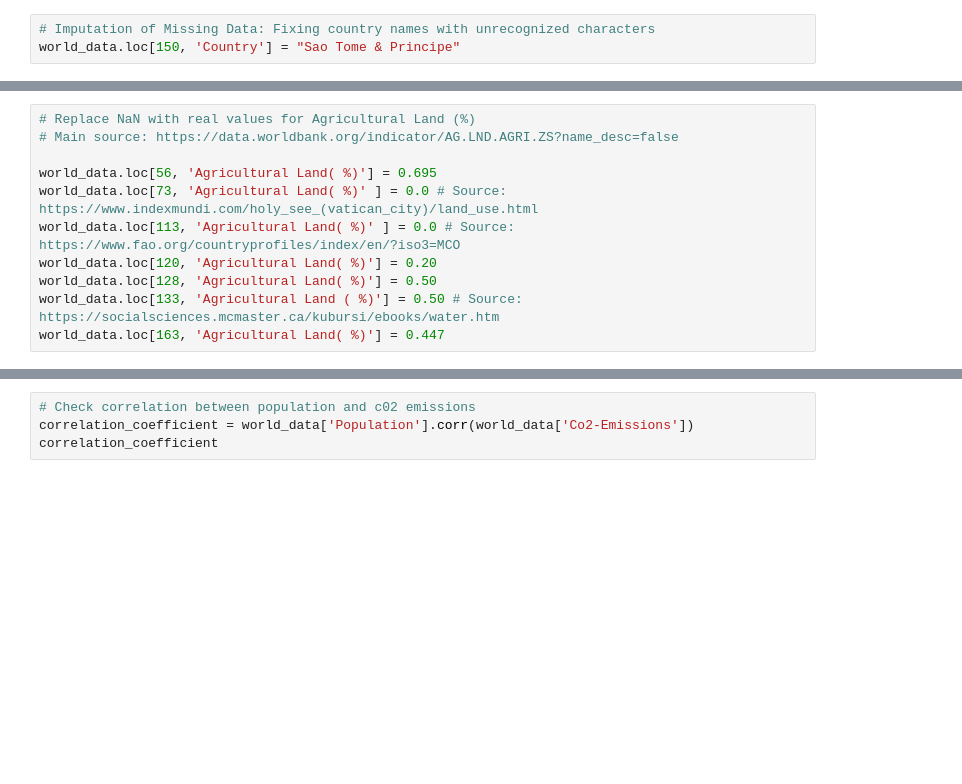
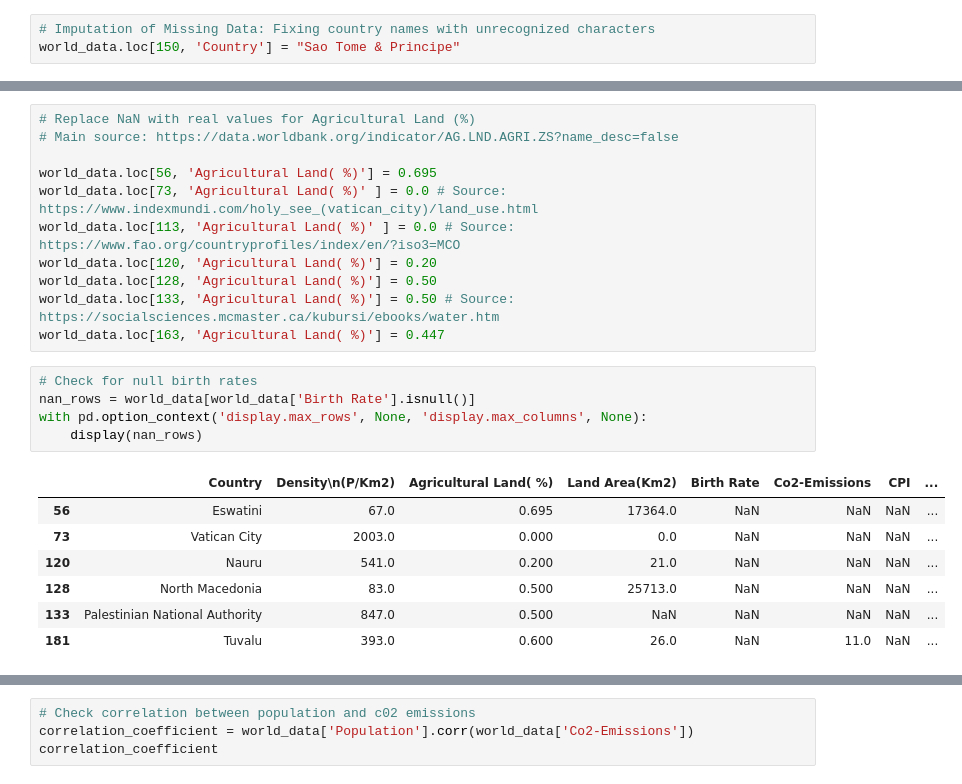
Before and after one commit to KacperWro/DataAnalysisCA, a Jupyter notebook: main.ipynb, the cells around one changed output, grey strips where cells are left out. Drawn from its saved outputs; the diff is of its cells as text; blank space fills up the shorter version.

```diff
--- a/main.ipynb
+++ b/main.ipynb
@@ -130,5 +134,18 @@ world_data.loc[73, 'Agricultural Land( %)' ] = 0.0 # Source: https://www.indexmu
 world_data.loc[113, 'Agricultural Land( %)' ] = 0.0 # Source: https://www.fao.org/countryprofiles/index/en/?iso3=MCO
 world_data.loc[120, 'Agricultural Land( %)'] = 0.20
 world_data.loc[128, 'Agricultural Land( %)'] = 0.50
-world_data.loc[133, 'Agricultural Land ( %)'] = 0.50 # Source: https://socialsciences.mcmaster.ca/kubursi/ebooks/water.htm
+world_data.loc[133, 'Agricultural Land( %)'] = 0.50 # Source: https://socialsciences.mcmaster.ca/kubursi/ebooks/water.htm
 world_data.loc[163, 'Agricultural Land( %)'] = 0.447
+# %%
+# Check for null birth rates
+nan_rows = world_data[world_data['Birth Rate'].isnull()]
+with pd.option_context('display.max_rows', None, 'display.max_columns', None):
+    display(nan_rows)
+# %% [output]
+|  | Country | Density\n(P/Km2) | Agricultural Land( %) | Land Area(Km2) | Birth Rate | Co2-Emissions | CPI | ... |
+| 56 | Eswatini | 67.0 | 0.695 | 17364.0 | NaN | NaN | NaN | ... |
+| 73 | Vatican City | 2003.0 | 0.000 | 0.0 | NaN | NaN | NaN | ... |
+| 120 | Nauru | 541.0 | 0.200 | 21.0 | NaN | NaN | NaN | ... |
+| 128 | North Macedonia | 83.0 | 0.500 | 25713.0 | NaN | NaN | NaN | ... |
+| 133 | Palestinian National Authority | 847.0 | 0.500 | NaN | NaN | NaN | NaN | ... |
+| 181 | Tuvalu | 393.0 | 0.600 | 26.0 | NaN | 11.0 | NaN | ... |
```
Also changed, not shown: parts of 5 cells of this notebook.
